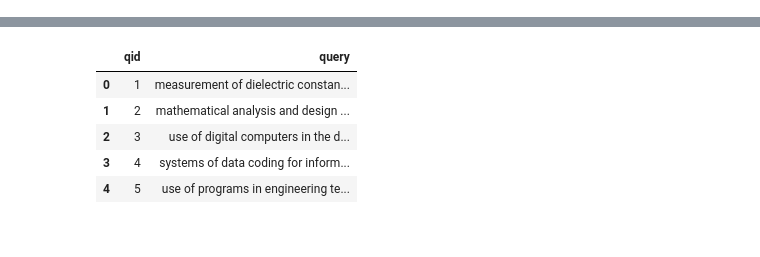
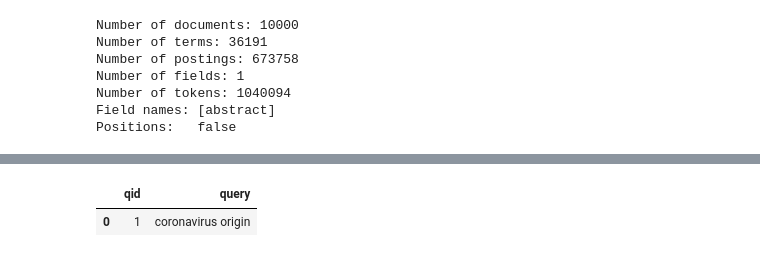
Before and after one commit to DayalStrub/ecir2021tutorial, a Jupyter notebook: other/2-simplest-thing-WIP.ipynb, the cells around one changed output, grey strips where cells are left out. Saved outputs shown, nothing was run; the diff lists cells and outputs as text; code cells hidden in the pictures.

Commit message:
Update to extract abstract

```diff
--- a/other/2-simplest-thing-WIP.ipynb
+++ b/other/2-simplest-thing-WIP.ipynb
@@ -30,0 +13,2 @@ Downloading vaswani index to /root/.pyterrier/corpora/vaswani/index
+# %%
+dataset = pt.datasets.get_dataset('irds:cord19/trec-covid')
@@ -31,4 +47,14 @@ Downloading vaswani index to /root/.pyterrier/corpora/vaswani/index
+# %%
+print(index.getCollectionStatistics().toString())
+# %% [output]
+Number of documents: 10000
+Number of terms: 36191
+Number of postings: 673758
+Number of fields: 1
+Number of tokens: 1040094
+Field names: [abstract]
+Positions:   false
 # %%
-queries = dataset.get_topics()
+queries = dataset.get_topics(variant='title').head(1)
 queries.head()
 # %% [output]
@@ -36,9 +61,5 @@ Downloading vaswani topics to /root/.pyterrier/corpora/vaswani/query-text.trec
 |  | qid | query |
-| 0 | 1 | measurement of dielectric constan... |
-| 1 | 2 | mathematical analysis and design ... |
-| 2 | 3 | use of digital computers in the d... |
-| 3 | 4 | systems of data coding for inform... |
-| 4 | 5 | use of programs in engineering te... |
+| 0 | 1 | coronavirus origin |
 # %%
 bm25 = pt.BatchRetrieve(index, wmodel="BM25")
 rm3 = pt.rewrite.RM3(index)
```
Also changed, not shown: parts of 9 cells of this notebook.
